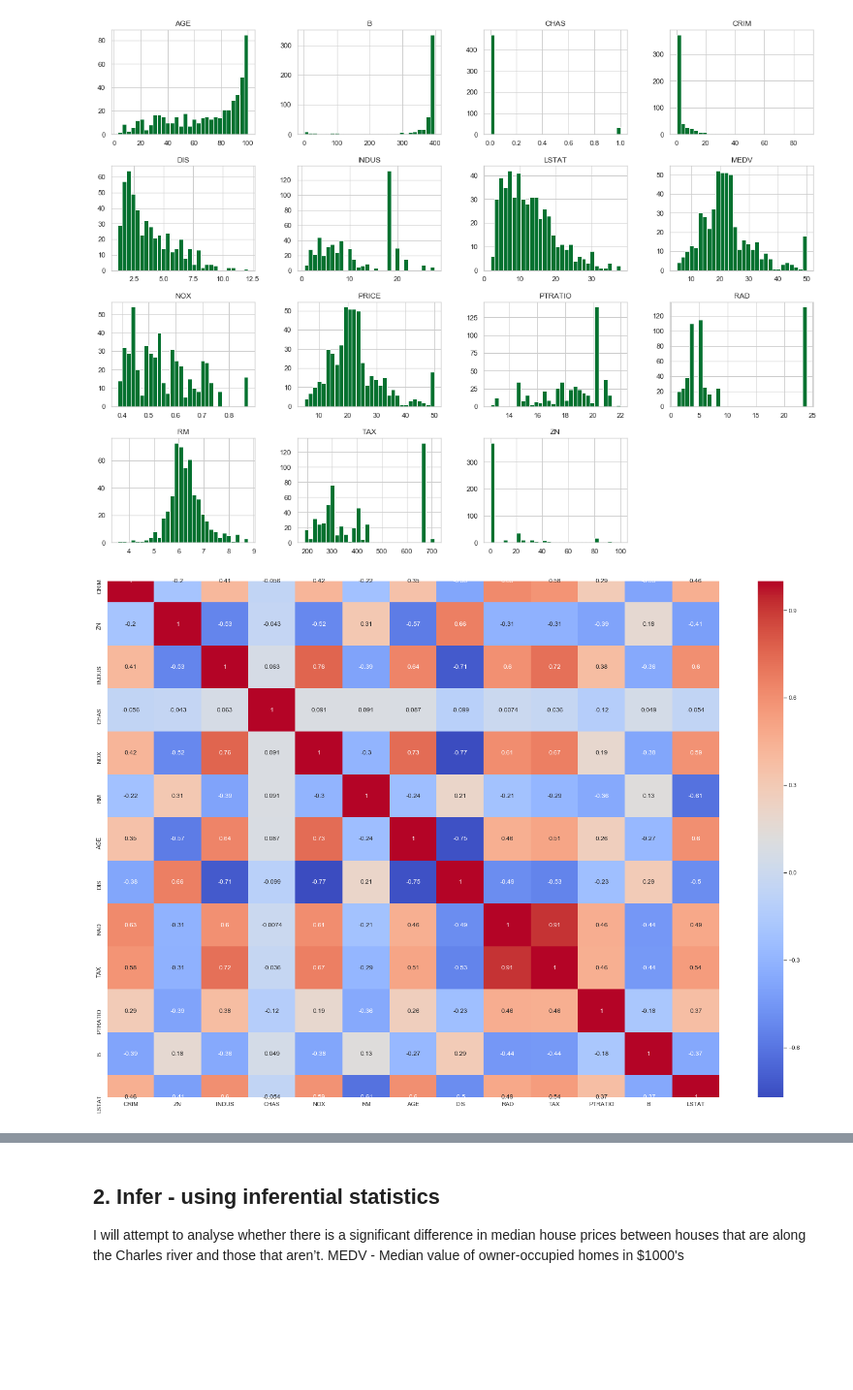
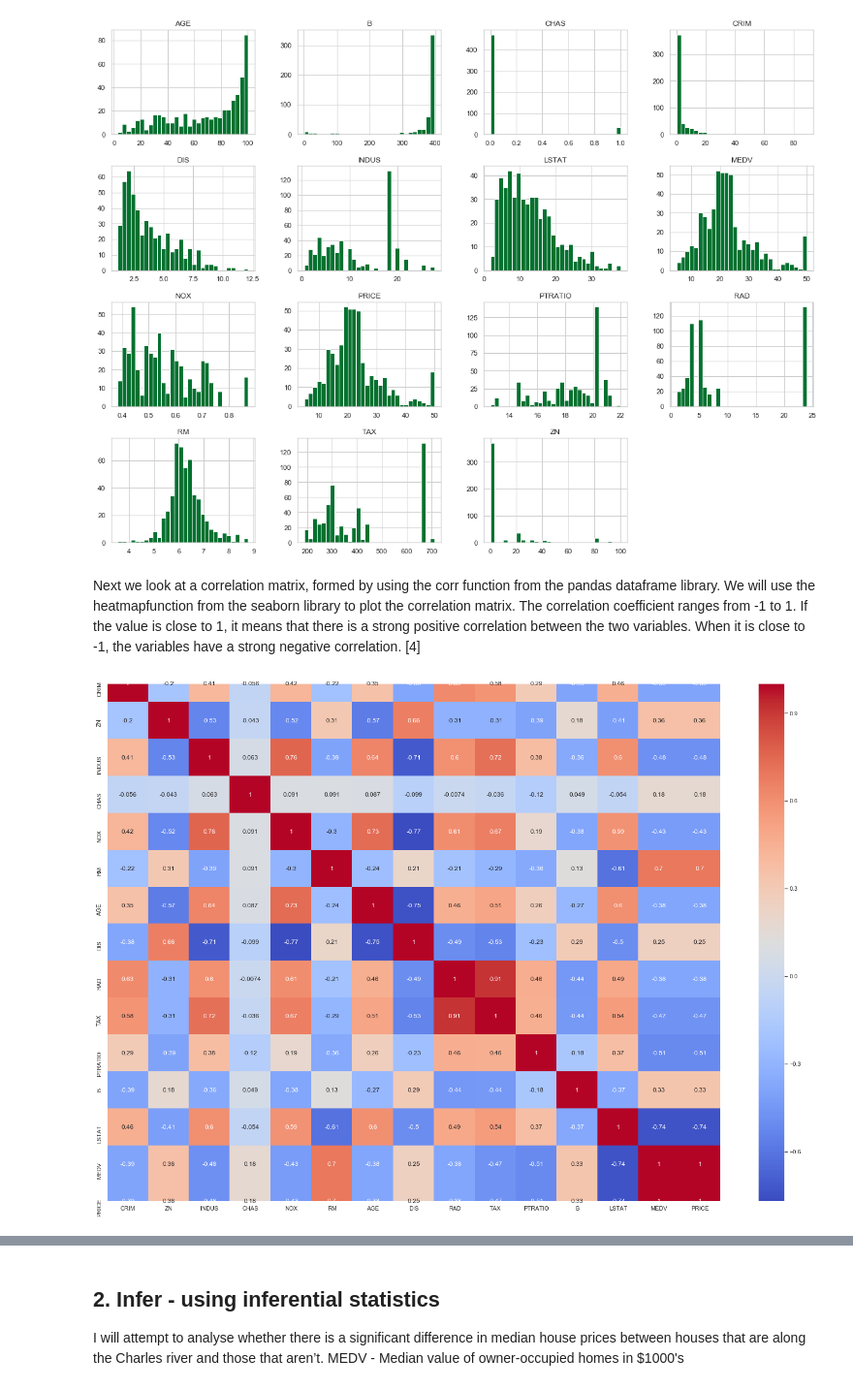
Before and after one commit to JulianConneely/MachineLearningStats, a Jupyter notebook: BostonAssignment/BostonHousePricesAnalysis.ipynb, the cells around one changed output, grey strips where cells are left out. Shown at 97% size. Drawn from its saved outputs; the diff is of its cells as text; code cells hidden in the pictures; blank space fills up the shorter version.

```diff
--- a/BostonAssignment/BostonHousePricesAnalysis.ipynb
+++ b/BostonAssignment/BostonHousePricesAnalysis.ipynb
@@ -265,13 +265,16 @@ plt.show()
 # CHAS is obviously a boolean
 # %% [output]
 [figure]
+# %% [markdown]
+Next we look at a correlation matrix, formed by using the corr function from the pandas dataframe library. We will use the heatmapfunction from the seaborn library to plot the correlation matrix.
+The correlation coefficient ranges from -1 to 1. If the value is close to 1, it means that there is a strong positive correlation between the two variables. When it is close to -1, the variables have a strong negative correlation. [4]
 # %%
 #show correlation between variables
 ax, fig = plt.subplots(figsize = (26,18))
-sns.heatmap(df.corr(), annot = True, cmap = 'coolwarm')
+sns.heatmap(boston.corr(), annot = True, cmap = 'coolwarm')
 plt.show()
 # blues show a negative correlation, oranges/reds a positive one
 # No. of Rooms appears to have the strongest positive correlation to MEDV
 # LSTAT seems to have the strongest negative correlation to MEDV
 # %% [output]
-[figure, old version]
+[figure, new version]
```
Also changed, not shown: parts of 10 cells of this notebook.
